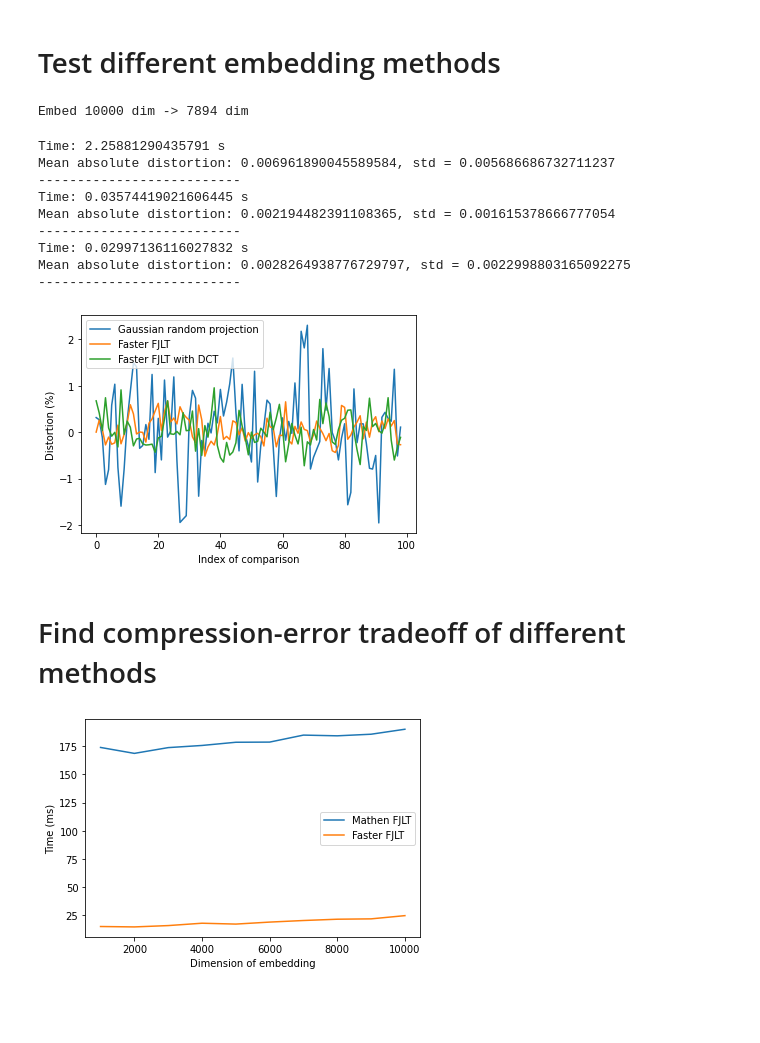
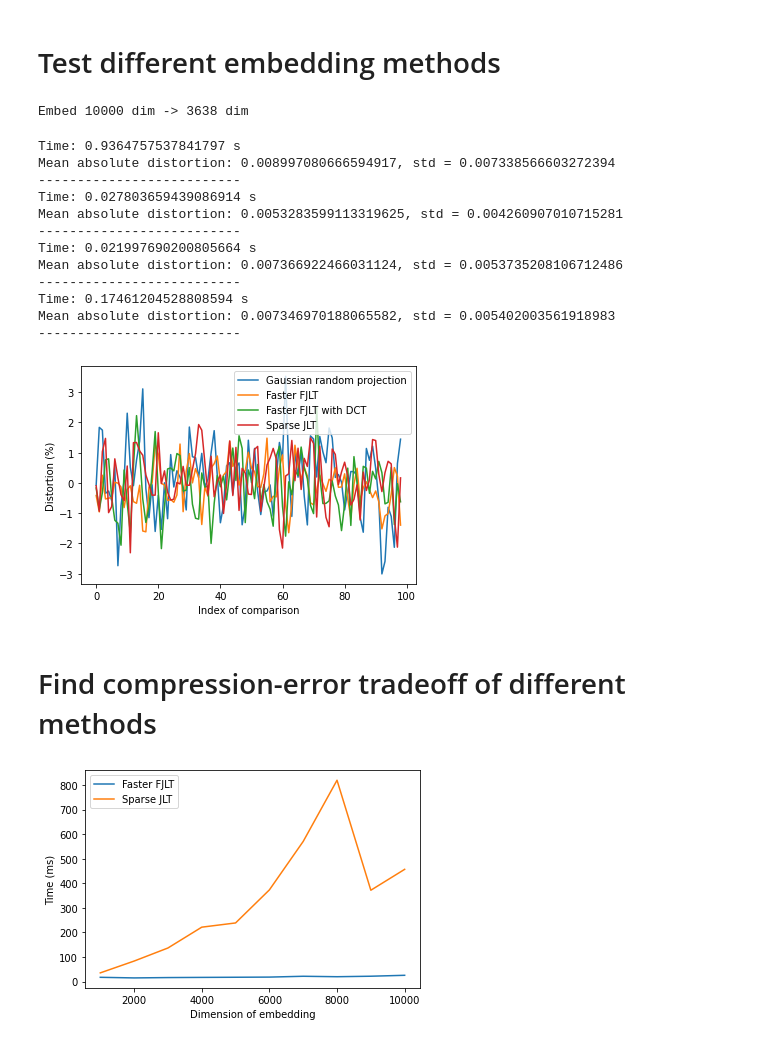
Before and after one commit to nipunagarwala/ee364b-final-project, a Jupyter notebook: FJLTDemo.ipynb, the cells around one changed output. Saved outputs shown, nothing was run; the diff lists cells and outputs as text; code cells hidden in the pictures; blank space fills up the shorter version.

Commit message:
add sparse JLT to fjlt.py and demo. fix ylabel for error plot in plot_error_vs_r

```diff
--- a/FJLTDemo.ipynb
+++ b/FJLTDemo.ipynb
@@ -96,39 +116,44 @@ def fjlt_dct(A, k):
 # Parameters
 d = 10000  # Dimension of each point
 N = 100    # Number of points
-k = johnson_lindenstrauss_min_dim(d, eps=0.1)  # Dimension to embed to
+k = johnson_lindenstrauss_min_dim(d, eps=0.15)  # Dimension to embed to
 print('Embed {} dim -> {} dim'.format(d, k))
 
 # Generate data matrix A. Each data point is a column vector.
 A = np.random.rand(d, N)
 # %% [output]
-Embed 10000 dim -> 7894 dim
+Embed 10000 dim -> 3638 dim
 # %%
 err_gauss = test_embedding_method(A, k, gaussian_random_projection)
 # err_mathen = test_embedding_method(A, k, fjlt_mathen)
 err_sfd = test_embedding_method(A, k, fjlt_sfd)
 err_dct = test_embedding_method(A, k, fjlt_dct)
+err_sjl = test_embedding_method(A, k, sjlt_dense_rep)
 # %% [output]
-Time: 2.25881290435791 s
-Mean absolute distortion: 0.006961890045589584, std = 0.005686686732711237
+Time: 0.9364757537841797 s
+Mean absolute distortion: 0.008997080666594917, std = 0.007338566603272394
 --------------------------
-Time: 0.03574419021606445 s
-Mean absolute distortion: 0.002194482391108365, std = 0.001615378666777054
+Time: 0.027803659439086914 s
+Mean absolute distortion: 0.0053283599113319625, std = 0.004260907010715281
 --------------------------
-Time: 0.02997136116027832 s
-Mean absolute distortion: 0.0028264938776729797, std = 0.0022998803165092275
+Time: 0.021997690200805664 s
+Mean absolute distortion: 0.007366922466031124, std = 0.0053735208106712486
 --------------------------
+Time: 0.17461204528808594 s
+Mean absolute distortion: 0.007346970188065582, std = 0.005402003561918983
+--------------------------
 # %%
 plt.plot(err_gauss * 100, label='Gaussian random projection')
 # plt.plot(err_mathen * 100, label='Original FJLT (from Mathen)')  # I didn't tune q carefully
 plt.plot(err_sfd * 100, label='Faster FJLT')
 plt.plot(err_dct * 100, label='Faster FJLT with DCT')
+plt.plot(err_sjl * 100, label='Sparse JLT')
 plt.xlabel('Index of comparison')
 plt.ylabel('Distortion (%)')
 plt.legend()
 plt.show()
 # %% [output]
-[figure, old version]
+[figure, new version]
 # %% [markdown]
 # Find compression-error tradeoff of different methods
 # %%
@@ -150,12 +176,13 @@ time_sfd, errhist_sfd = run_many_k(A, k_list, fjlt_sfd)
 # %%
 # plt.plot(k_list, time_mathen * 1e3, label='Mathen FJLT')
 plt.plot(k_list, time_sfd * 1e3, label='Faster FJLT')
+plt.plot(k_list, time_sjl * 1e3, label='Sparse JLT')
 plt.xlabel('Dimension of embedding')
 plt.ylabel('Time (ms)')
 plt.legend()
 plt.show()
 # %% [output]
-[figure, old version]
+[figure, new version]
 # %%
 # plt.plot(k_list, errhist_mathen * 100, label='Mathen FJLT')
 plt.plot(k_list, errhist_sfd * 100, label='Faster FJLT')
```
Also changed, not shown: parts of 19 cells of this notebook, 2 other files.
